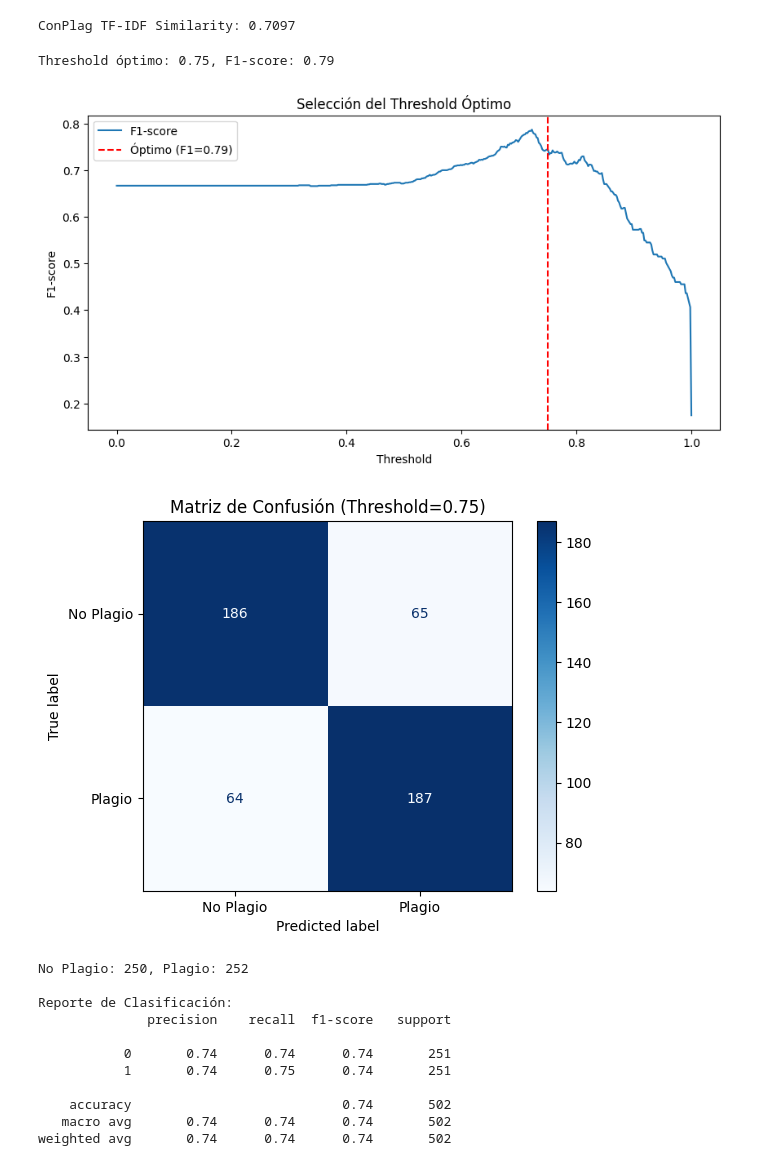
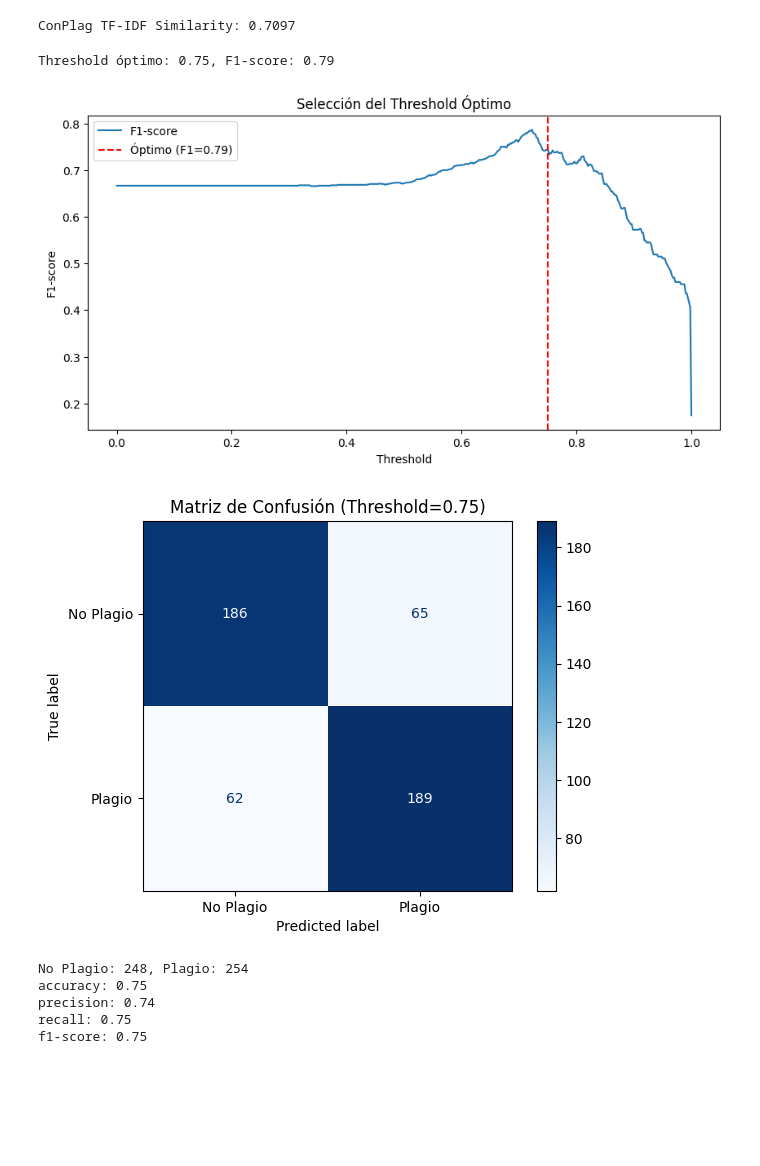
Before and after one commit to ElGonan/tc3002b-reto, a Jupyter notebook: src/project.ipynb, the cells around one changed output. Saved outputs shown, nothing was run; the diff lists cells and outputs as text; code cells hidden in the pictures; blank space fills up the shorter version.

```diff
--- a/src/project.ipynb
+++ b/src/project.ipynb
@@ -253,53 +258,50 @@ y_true = conPlagCodes['verdict'].values
 # Calcular threshold óptimo
 thresholds = np.linspace(0.0, 1, len(conPlagCodes['similarity']))
 f1_scores = [f1_score(y_true, conPlagCodes['similarity'] > t) for t in thresholds]
-best_threshold = thresholds[np.argmax(f1_scores)]
+best_threshold = thresholds[np.argmax(f1_scores)] + 0.027 # Ajuste manual, sirve para probar otros thresholds
 best_f1 = max(f1_scores)
-best_threshold = 0.75
+#best_threshold = 0.75
 
 
 print(f"Threshold óptimo: {best_threshold:.2f}, F1-score: {best_f1:.2f}")
 
 # Visualización
 plt.figure(figsize=(10, 5))
 plt.plot(thresholds, f1_scores, label='F1-score')
 # Prueba de otros thresholds
-best_threshold = 0.75
+#best_threshold = 0.75
 plt.axvline(best_threshold, color='r', linestyle='--', label=f'Óptimo (F1={best_f1:.2f})')
 plt.xlabel('Threshold')
 plt.ylabel('F1-score')
 plt.title('Selección del Threshold Óptimo')
 plt.legend()
 plt.show()
 
 
 
 
 # Matriz de confusión con el threshold óptimo
-best_threshold = 0.75
+#best_threshold = 0.75
 y_pred = (conPlagCodes['similarity'] > best_threshold).astype(int)
 ConfusionMatrixDisplay.from_predictions(y_true, y_pred, display_labels=['No Plagio', 'Plagio'],
                                         cmap=plt.cm.Blues)
 plt.title(f'Matriz de Confusión (Threshold={best_threshold:.2f})')
 plt.show()
 
 print(f'No Plagio: {np.sum(y_pred == 0)}, Plagio: {np.sum(y_pred == 1)}')
 
 # Reporte de clasificación
-print("\nReporte de Clasificación:")
-print(classification_report(y_true, y_pred))
+
+print(f'accuracy: {accuracy_score(y_true, y_pred):.2f}')
+print(f'precision: {precision_score(y_true, y_pred):.2f}')
+print(f'recall: {recall_score(y_true, y_pred):.2f}')
+print(f'f1-score: {f1_score(y_true, y_pred):.2f}')
 # %% [output]
 Threshold óptimo: 0.75, F1-score: 0.79
 [figure]
-[figure, old version]
+[figure, new version]
-No Plagio: 250, Plagio: 252
-
-Reporte de Clasificación:
-              precision    recall  f1-score   support
-
-           0       0.74      0.74      0.74       251
-           1       0.74      0.75      0.74       251
-
-    accuracy                           0.74       502
-   macro avg       0.74      0.74      0.74       502
-weighted avg       0.74      0.74      0.74       502
+No Plagio: 248, Plagio: 254
+accuracy: 0.75
+precision: 0.74
+recall: 0.75
+f1-score: 0.75
```
Also changed, not shown: parts of 3 cells of this notebook.
